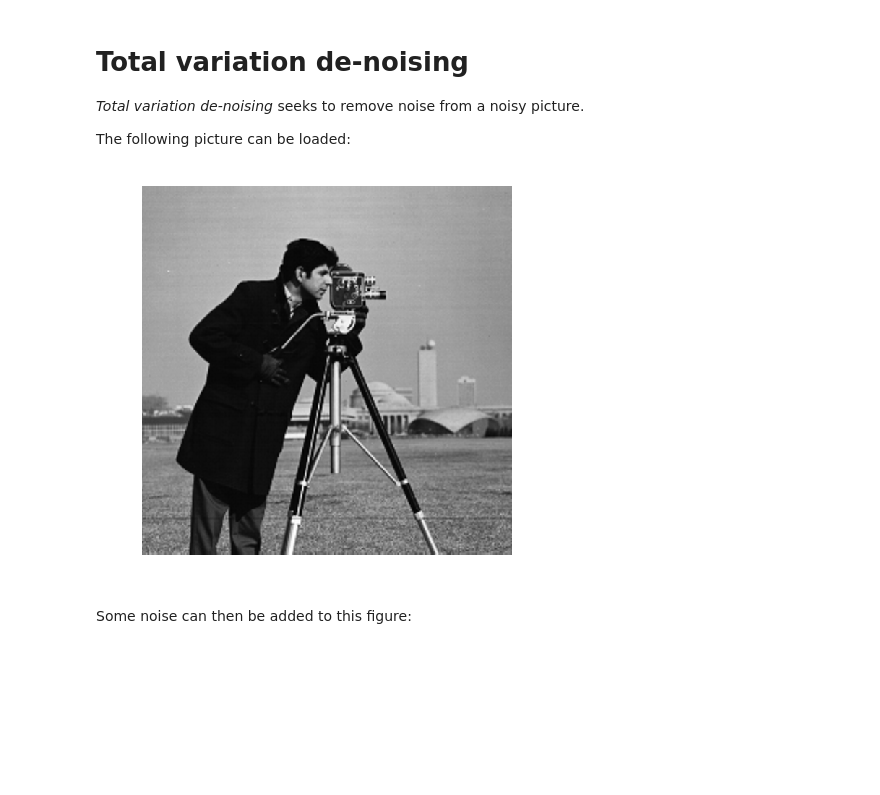
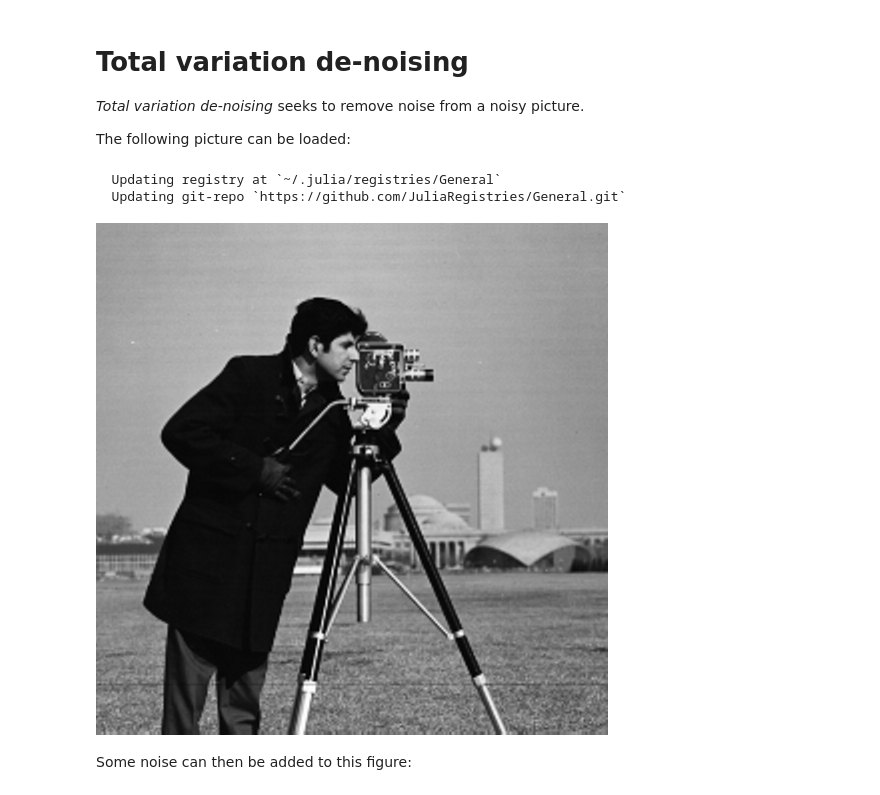
Before and after one commit to JuliaFirstOrder/StructuredOptimization.jl, a Jupyter notebook: demos/TotalVariationDenoising.ipynb, the cells around one changed output. Drawn from its saved outputs; the diff is of its cells as text; code cells hidden in the pictures; blank space fills up the shorter version.

```diff
--- a/demos/TotalVariationDenoising.ipynb
+++ b/demos/TotalVariationDenoising.ipynb
@@ -4,19 +4,16 @@
 _Total variation de-noising_ seeks to remove noise from a noisy picture.
 
 The following picture can be loaded:
-# %%
-using Images
-using TestImages
-
-img = testimage("cameraman")
-
-Xgt = convert(Array{Float64},img) # ground truth image
-
-using PyPlot
-imshow(Xgt, cmap = "gray")
-axis("off");
-# %% [output]
-[figure, removed]
+# %%
+using Pkg, Random, Images, TestImages, LinearAlgebra
+
+Pkg.activate("."); Pkg.instantiate(); Random.seed!(123) # For reproducibility
+
+Xgt = testimage("cameraman")
+# %% [output]
+  Updating registry at `~/.julia/registries/General`
+  Updating git-repo `https://github.com/JuliaRegistries/General.git`
+[figure, added]
 # %% [markdown]
 
 Some noise can then be added to this figure:
```
Also changed, not shown: parts of 3 cells of this notebook, 6 other files.
